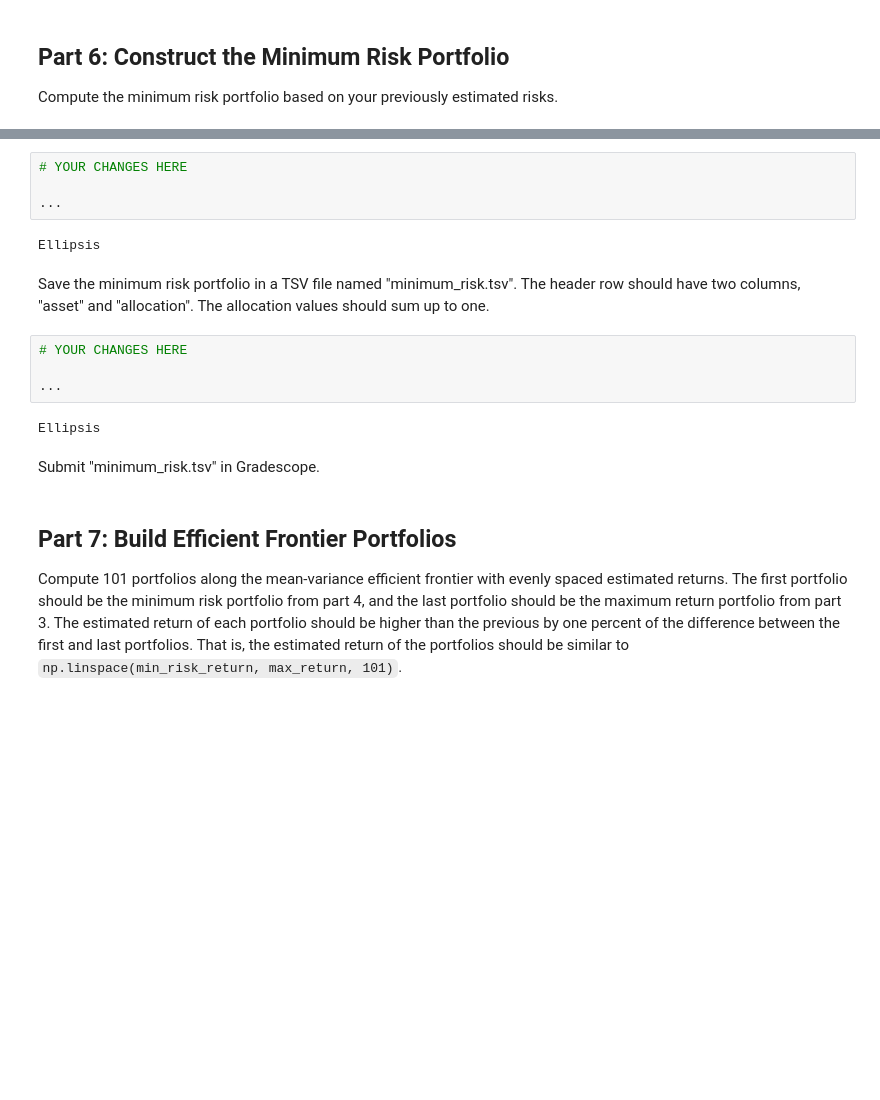
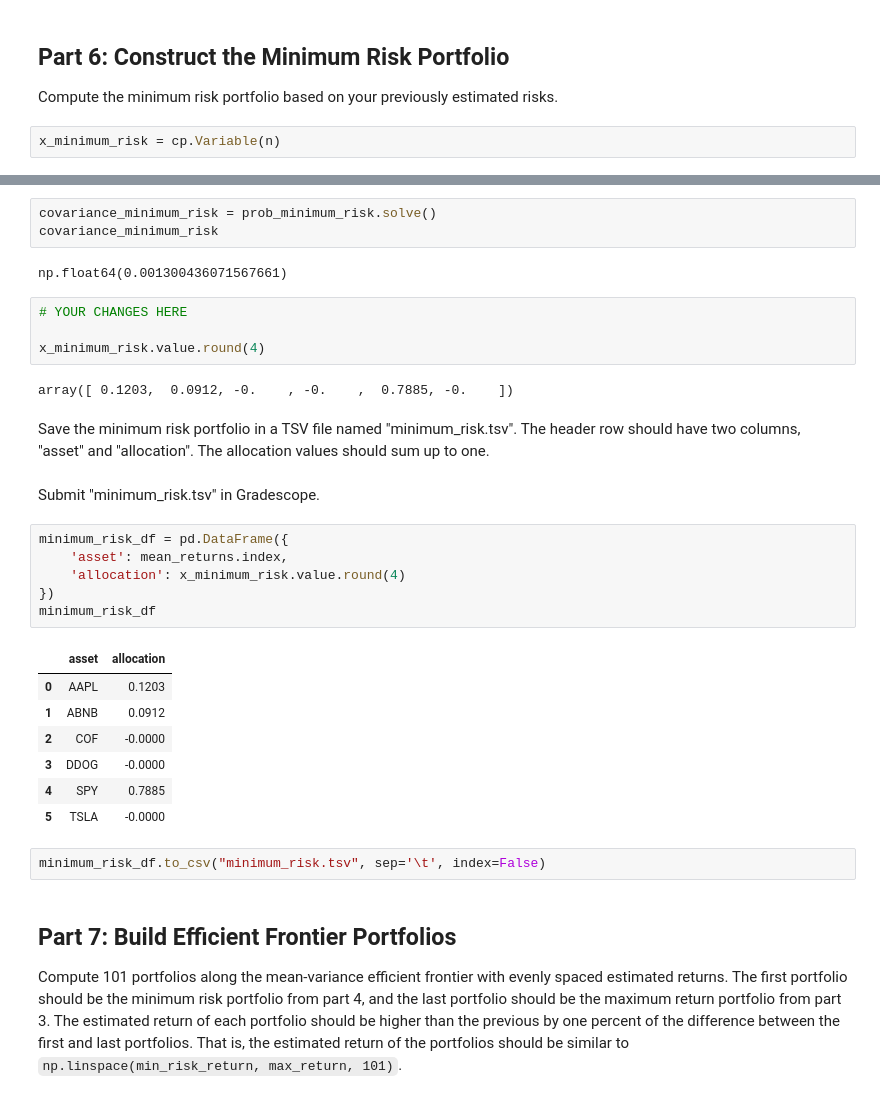
Before and after one commit to calebhadley1/AI_in_the_Field_Coursework, a Jupyter notebook: Week 1/dx704-project-01.ipynb, the cells around one changed output, grey strips where cells are left out. Cells and saved outputs as stored; diff of their text form; blank space fills up the shorter version.

Commit message:
min risk portfolio

```diff
--- a/Week 1/dx704-project-01.ipynb
+++ b/Week 1/dx704-project-01.ipynb
@@ -354,3 +354,5 @@ Submit "maximum_return.tsv" in Gradescope.
 ## Part 6: Construct the Minimum Risk Portfolio
 
 Compute the minimum risk portfolio based on your previously estimated risks.
+# %%
+x_minimum_risk = cp.Variable(n)
@@ -357,21 +363,36 @@ Compute the minimum risk portfolio based on your previously estimated risks.
+# %%
+covariance_minimum_risk = prob_minimum_risk.solve()
+covariance_minimum_risk
+# %% [output]
+np.float64(0.001300436071567661)
 # %%
 # YOUR CHANGES HERE
 
-...
+x_minimum_risk.value.round(4)
 # %% [output]
-Ellipsis
+array([ 0.1203,  0.0912, -0.    , -0.    ,  0.7885, -0.    ])
 # %% [markdown]
 Save the minimum risk portfolio in a TSV file named "minimum_risk.tsv".
 The header row should have two columns, "asset" and "allocation".
 The allocation values should sum up to one.
-# %%
-# YOUR CHANGES HERE
-
-...
-# %% [output]
-Ellipsis
 # %% [markdown]
 Submit "minimum_risk.tsv" in Gradescope.
+# %%
+minimum_risk_df = pd.DataFrame({
+    'asset': mean_returns.index,
+    'allocation': x_minimum_risk.value.round(4)
+})
+minimum_risk_df
+# %% [output]
+|  | asset | allocation |
+| 0 | AAPL | 0.1203 |
+| 1 | ABNB | 0.0912 |
+| 2 | COF | -0.0000 |
+| 3 | DDOG | -0.0000 |
+| 4 | SPY | 0.7885 |
+| 5 | TSLA | -0.0000 |
+# %%
+minimum_risk_df.to_csv("minimum_risk.tsv", sep='\t', index=False)
 # %% [markdown]
 ## Part 7: Build Efficient Frontier Portfolios
 
```
Also changed, not shown: parts of 2 cells of this notebook, 1 other file.
